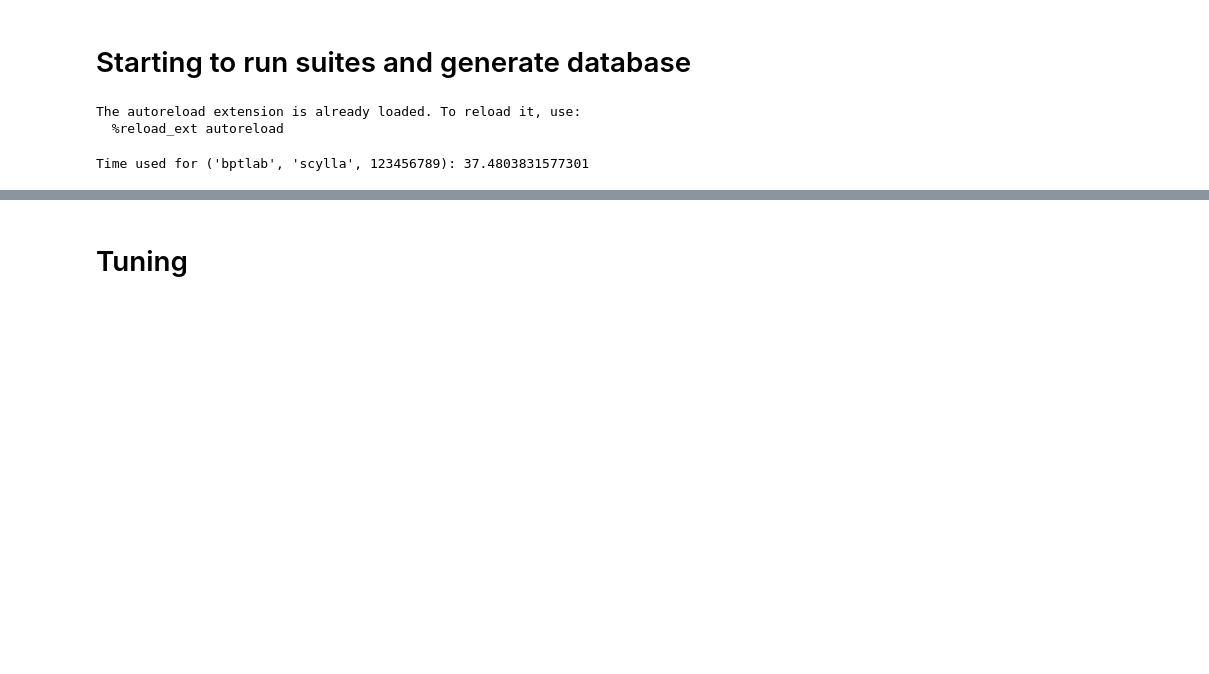
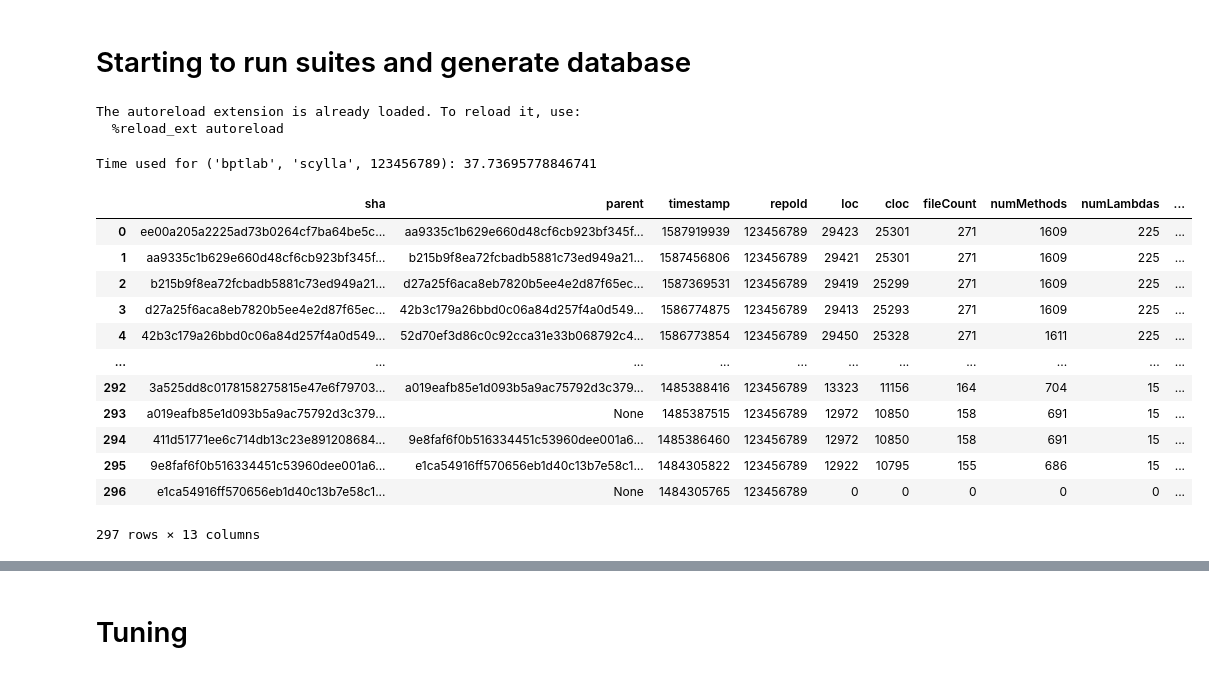
Before and after one commit to LeonBein/CRM20, a Jupyter notebook: RepoAnalysis.ipynb, the cells around one changed output, grey strips where cells are left out. Saved outputs shown, nothing was run; the diff lists cells and outputs as text; code cells hidden in the pictures; blank space fills up the shorter version.

Commit message:
Ready to launch full scale analysis

```diff
--- a/RepoAnalysis.ipynb
+++ b/RepoAnalysis.ipynb
@@ -287,6 +287,20 @@ The autoreload extension is already loaded. To reload it, use:
 # %%
 %autoreload 2
 suite = repoAnalysis.metricSuite
-data = repoAnalysis.calculateMetrics(('bptlab', 'scylla', 123456789))
+data = repoAnalysis.calculateMetrics(('bptlab', 'scylla', 123456789), suite)
+data
 # %% [output]
-Time used for ('bptlab', 'scylla', 123456789): 37.4803831577301
+Time used for ('bptlab', 'scylla', 123456789): 37.73695778846741
+|  | sha | parent | timestamp | repoId | loc | cloc | fileCount | numMethods | numLambdas | ... |
+| 0 | ee00a205a2225ad73b0264cf7ba64be5c... | aa9335c1b629e660d48cf6cb923bf345f... | 1587919939 | 123456789 | 29423 | 25301 | 271 | 1609 | 225 | ... |
+| 1 | aa9335c1b629e660d48cf6cb923bf345f... | b215b9f8ea72fcbadb5881c73ed949a21... | 1587456806 | 123456789 | 29421 | 25301 | 271 | 1609 | 225 | ... |
+| 2 | b215b9f8ea72fcbadb5881c73ed949a21... | d27a25f6aca8eb7820b5ee4e2d87f65ec... | 1587369531 | 123456789 | 29419 | 25299 | 271 | 1609 | 225 | ... |
+| 3 | d27a25f6aca8eb7820b5ee4e2d87f65ec... | 42b3c179a26bbd0c06a84d257f4a0d549... | 1586774875 | 123456789 | 29413 | 25293 | 271 | 1609 | 225 | ... |
+| 4 | 42b3c179a26bbd0c06a84d257f4a0d549... | 52d70ef3d86c0c92cca31e33b068792c4... | 1586773854 | 123456789 | 29450 | 25328 | 271 | 1611 | 225 | ... |
+| ... | ... | ... | ... | ... | ... | ... | ... | ... | ... | ... |
+| 292 | 3a525dd8c0178158275815e47e6f79703... | a019eafb85e1d093b5a9ac75792d3c379... | 1485388416 | 123456789 | 13323 | 11156 | 164 | 704 | 15 | ... |
+| 293 | a019eafb85e1d093b5a9ac75792d3c379... | None | 1485387515 | 123456789 | 12972 | 10850 | 158 | 691 | 15 | ... |
+| 294 | 411d51771ee6c714db13c23e891208684... | 9e8faf6f0b516334451c53960dee001a6... | 1485386460 | 123456789 | 12972 | 10850 | 158 | 691 | 15 | ... |
+| 295 | 9e8faf6f0b516334451c53960dee001a6... | e1ca54916ff570656eb1d40c13b7e58c1... | 1484305822 | 123456789 | 12922 | 10795 | 155 | 686 | 15 | ... |
+| 296 | e1ca54916ff570656eb1d40c13b7e58c1... | None | 1484305765 | 123456789 | 0 | 0 | 0 | 0 | 0 | ... |
+297 rows × 13 columns
```
Also changed, not shown: parts of 12 cells of this notebook, 2 other files.
